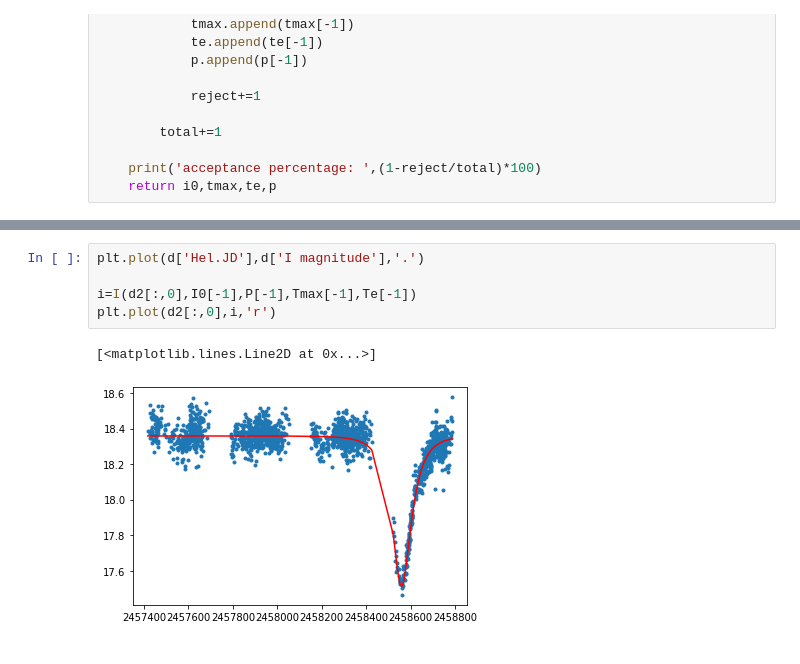
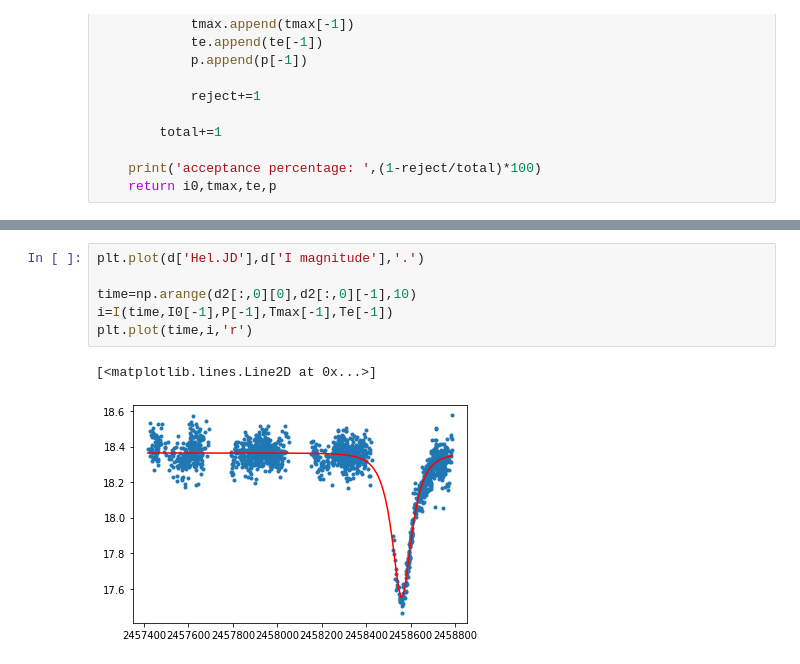
Before and after one commit to gnarayan/ast596_2020_Spring, a Jupyter notebook: homework/Cyrus_Liu/04/hw04.ipynb, the cells around one changed output, grey strips where cells are left out. Cells and saved outputs as stored; diff of their text form.

```diff
--- a/homework/Cyrus_Liu/04/hw04.ipynb
+++ b/homework/Cyrus_Liu/04/hw04.ipynb
@@ -536,8 +536,9 @@ WARNING:root:Too few points to create valid contours
 # %%
 plt.plot(d['Hel.JD'],d['I magnitude'],'.')
 
-i=I(d2[:,0],I0[-1],P[-1],Tmax[-1],Te[-1])
-plt.plot(d2[:,0],i,'r')
+time=np.arange(d2[:,0][0],d2[:,0][-1],10)
+i=I(time,I0[-1],P[-1],Tmax[-1],Te[-1])
+plt.plot(time,i,'r')
 # %% [output]
 [<matplotlib.lines.Line2D at 0x...>]
-[figure, old version]
+[figure, new version]
```
Also changed, not shown: parts of 9 cells of this notebook.
